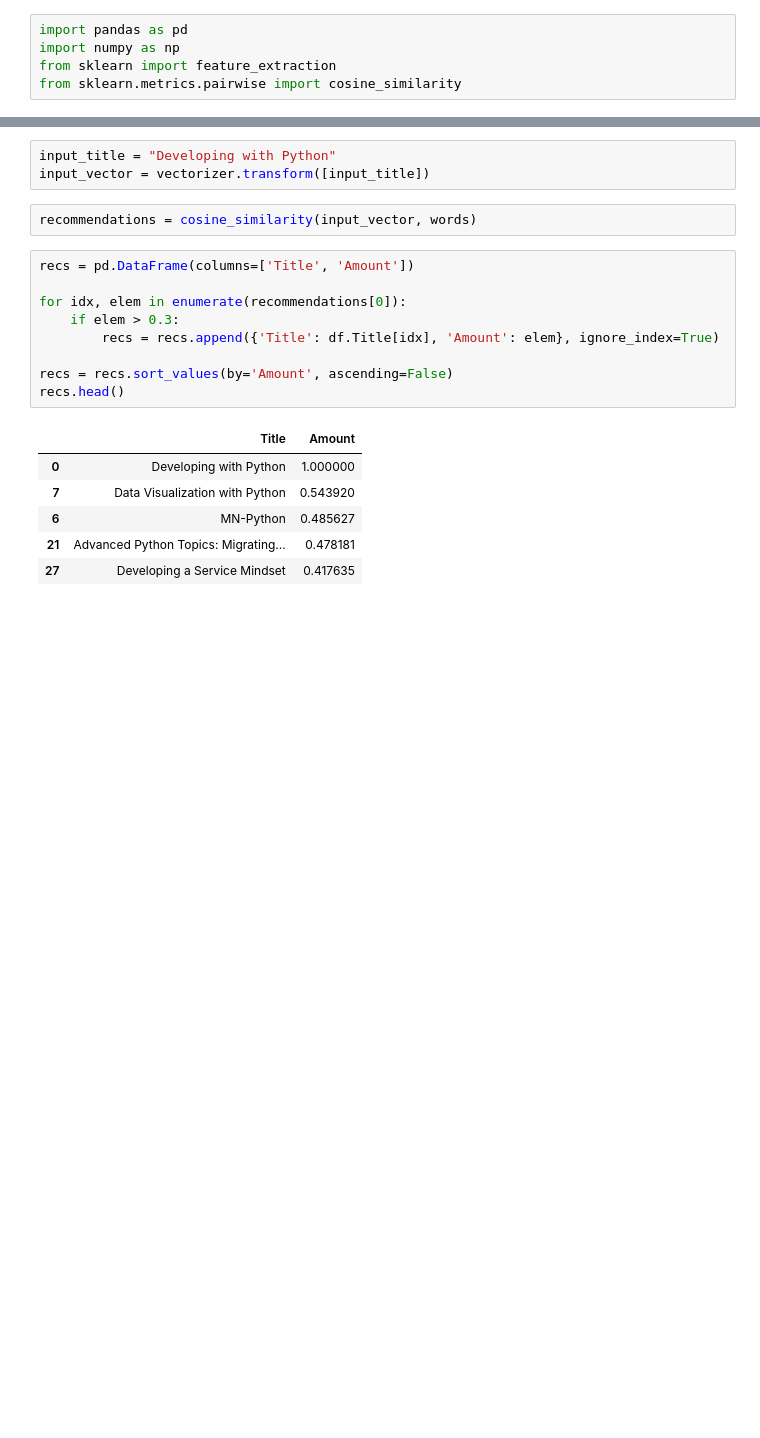
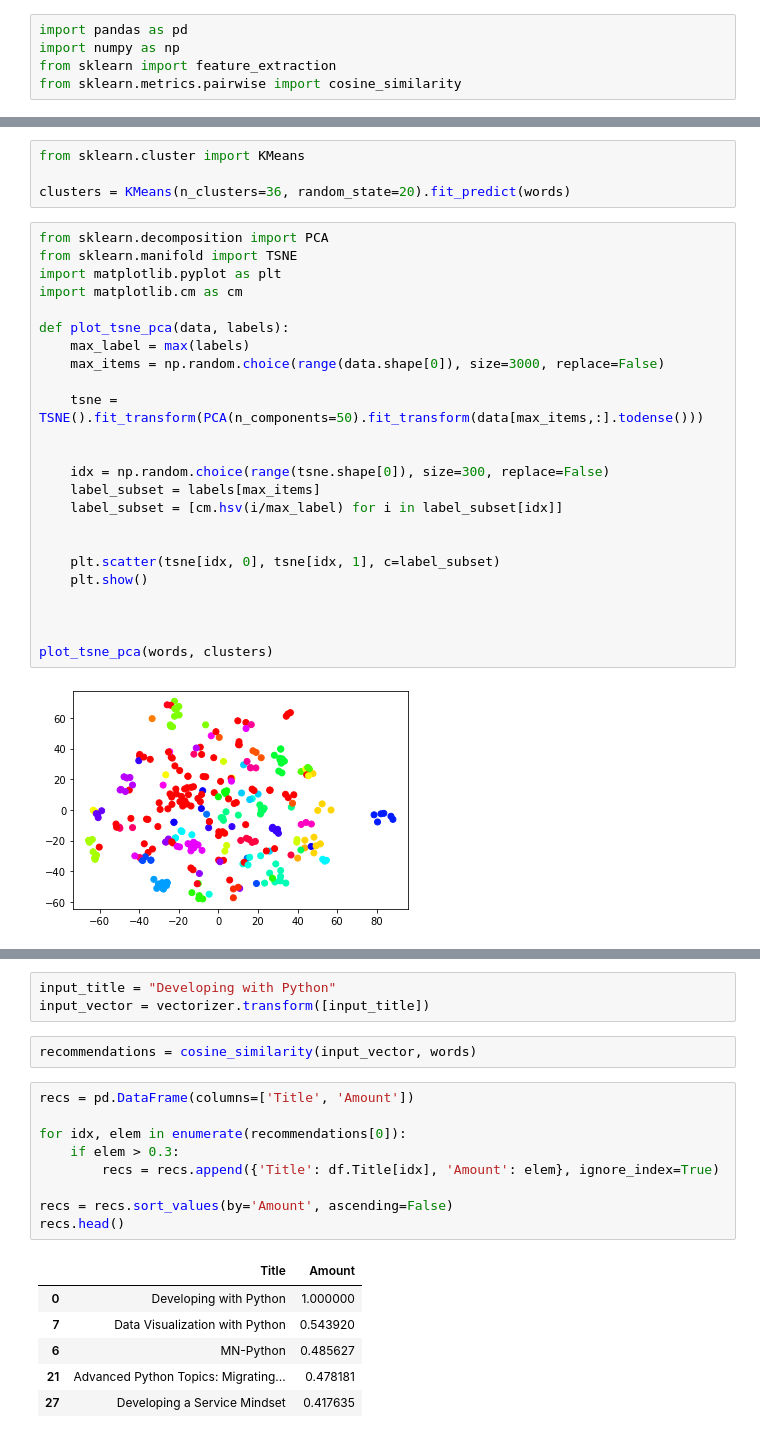
Before and after one commit to JelmerSurewaard/ML, a Jupyter notebook: Learning Store/DataExploration.ipynb, the cells around one changed output, grey strips where cells are left out. Saved outputs shown, nothing was run; the diff lists cells and outputs as text; blank space fills up the shorter version.

```diff
--- a/Learning Store/DataExploration.ipynb
+++ b/Learning Store/DataExploration.ipynb
@@ -24,0 +60,30 @@ words
+# %%
+from sklearn.cluster import KMeans
+
+clusters = KMeans(n_clusters=36, random_state=20).fit_predict(words)
+# %%
+from sklearn.decomposition import PCA
+from sklearn.manifold import TSNE
+import matplotlib.pyplot as plt
+import matplotlib.cm as cm
+
+def plot_tsne_pca(data, labels):
+    max_label = max(labels)
+    max_items = np.random.choice(range(data.shape[0]), size=3000, replace=False)
+
+    tsne = TSNE().fit_transform(PCA(n_components=50).fit_transform(data[max_items,:].todense()))
+
+
+    idx = np.random.choice(range(tsne.shape[0]), size=300, replace=False)
+    label_subset = labels[max_items]
+    label_subset = [cm.hsv(i/max_label) for i in label_subset[idx]]
+
+
+    plt.scatter(tsne[idx, 0], tsne[idx, 1], c=label_subset)
+    plt.show()
+
+
+
+plot_tsne_pca(words, clusters)
+# %% [output]
+[figure, added]
```
Also changed, not shown: parts of 4 cells of this notebook.
